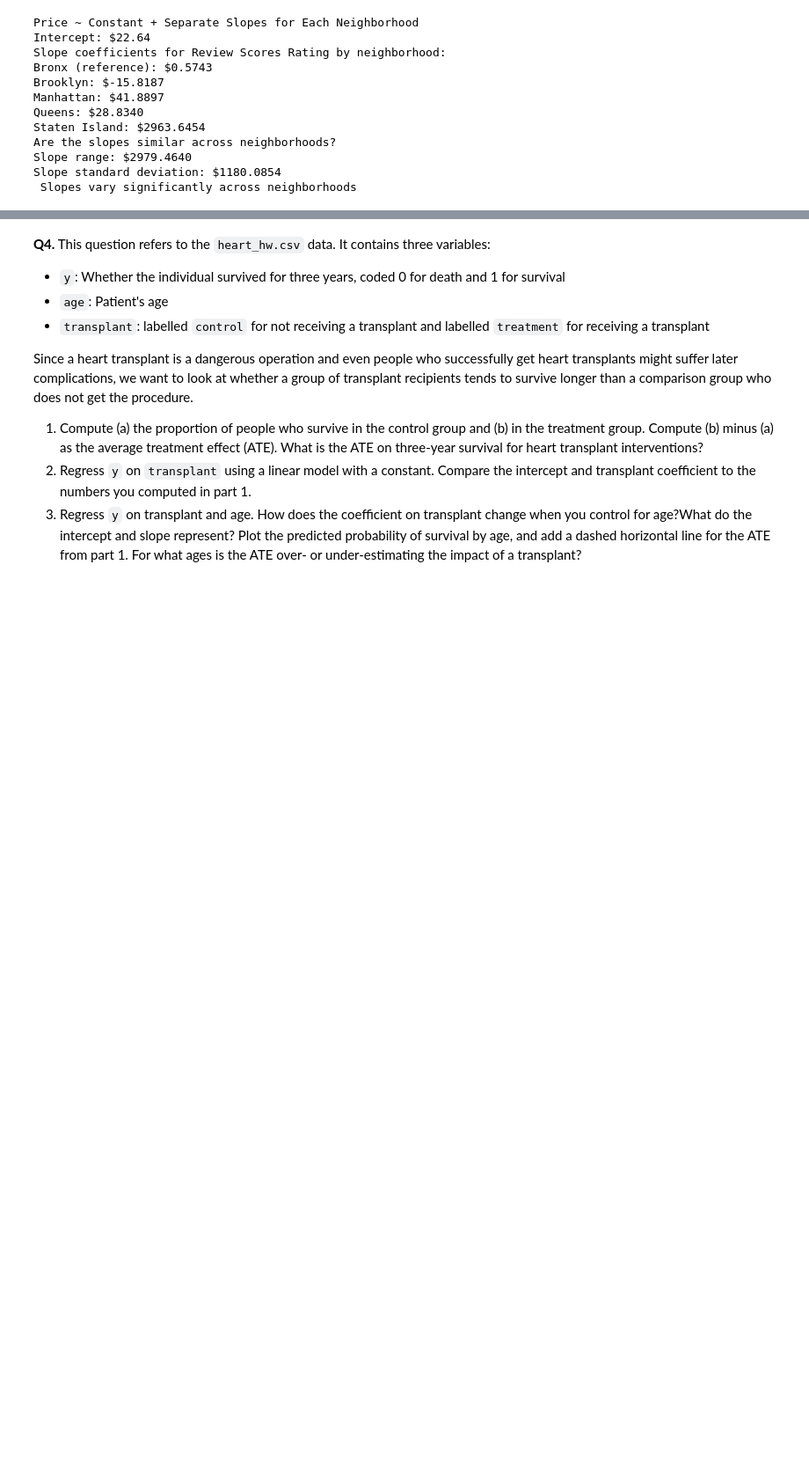
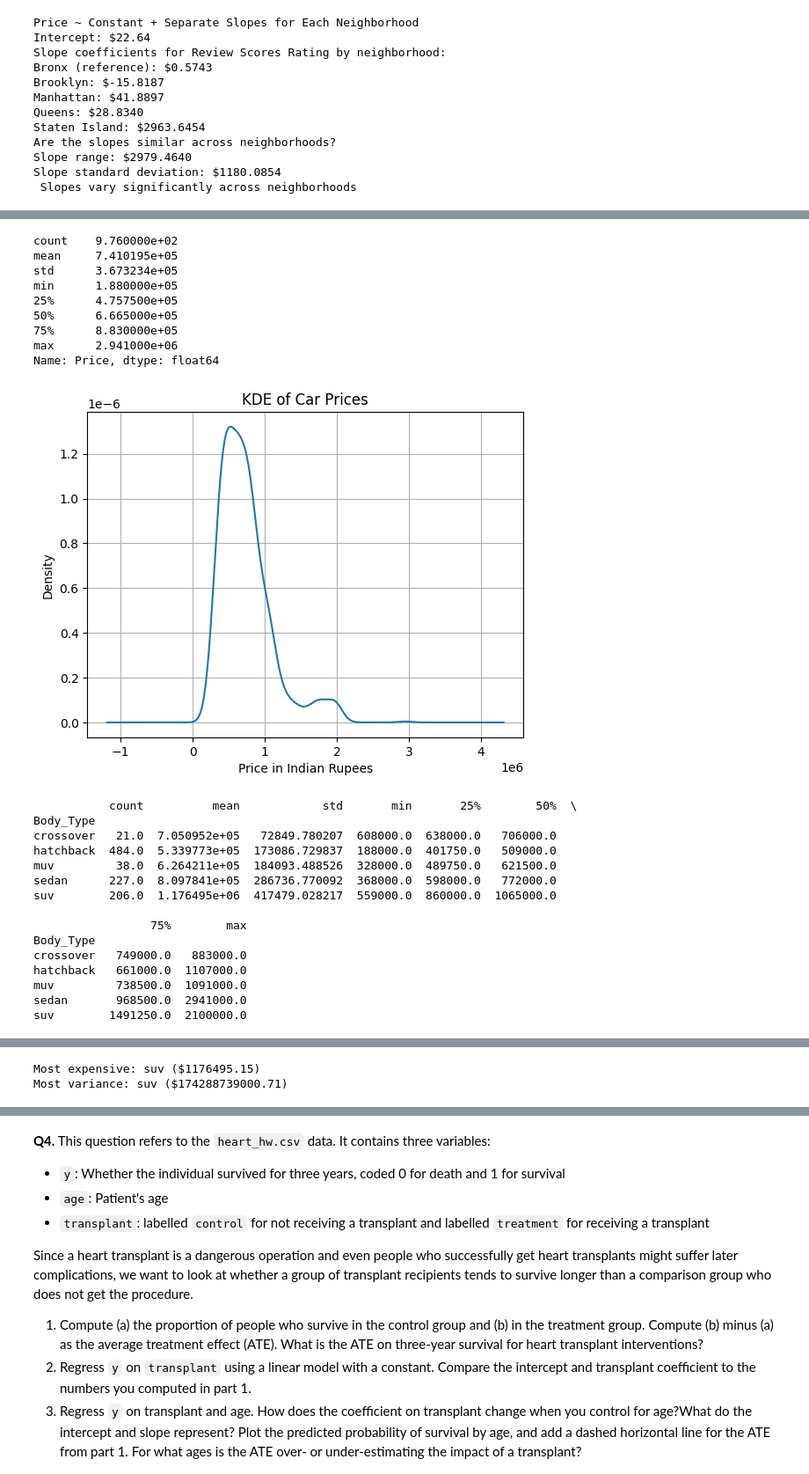
Before and after one commit to yxqin06/undergrad_ml_assignments, a Jupyter notebook: 03_assignment_linear_models.ipynb, the cells around one changed output, grey strips where cells are left out. Shown at 88% size. Cells and saved outputs as stored; diff of their text form; code cells hidden in the pictures; blank space fills up the shorter version.

```diff
--- a/03_assignment_linear_models.ipynb
+++ b/03_assignment_linear_models.ipynb
@@ -324,0 +325,58 @@ Based on cross-validated RMSE (lower is better):
+# %%
+# 1.
+cars_df = pd.read_csv("./data/cars_hw.csv")
+summary = cars_df['Price'].describe()
+print(summary)
+
+cars_df['Price'].plot.kde()
+plt.xlabel('Price in Indian Rupees')
+plt.title('KDE of Car Prices')
+plt.grid(True)
+plt.show()
+
+grouped = cars_df.groupby('Body_Type')['Price'].describe()
+print(grouped)
+
+for body_type in cars_df['Body_Type'].unique():
+    types = cars_df[cars_df['Body_Type'] == body_type]['Price']
+    types.plot.kde(label=body_type)
+
+plt.xlabel('Price')
+plt.title('KDE of Car Prices by Body Type')
+plt.legend(title='Body Type')
+plt.grid(True)
+plt.show()
+
+mean_prices = cars_df.groupby('Body_Type')['Price'].mean().sort_values(ascending=False)
+most_expensive = mean_prices.index[0]
+print(f"Most expensive: {most_expensive} (${mean_prices.iloc[0]:.2f})")
+
+variances = cars_df.groupby('Body_Type')['Price'].var().sort_values(ascending=False)
+most_variable = variances.index[0]
+print(f"Most variance: {most_variable} (${variances.iloc[0]:.2f})")
+# %% [output]
+count    9.760000e+02
+mean     7.410195e+05
+std      3.673234e+05
+min      1.880000e+05
+25%      4.757500e+05
+50%      6.665000e+05
+75%      8.830000e+05
+max      2.941000e+06
+Name: Price, dtype: float64
+[figure, added]
+           count          mean            std       min       25%        50%  \
+Body_Type
+crossover   21.0  7.050952e+05   72849.780207  608000.0  638000.0   706000.0
+hatchback  484.0  5.339773e+05  173086.729837  188000.0  401750.0   509000.0
+muv         38.0  6.264211e+05  184093.488526  328000.0  489750.0   621500.0
+sedan      227.0  8.097841e+05  286736.770092  368000.0  598000.0   772000.0
+suv        206.0  1.176495e+06  417479.028217  559000.0  860000.0  1065000.0
+
+                 75%        max
+Body_Type
+crossover   749000.0   883000.0
+hatchback   661000.0  1107000.0
+muv         738500.0  1091000.0
+sedan       968500.0  2941000.0
+suv        1491250.0  2100000.0
@@ -324,0 +384,2 @@ Based on cross-validated RMSE (lower is better):
+Most expensive: suv ($1176495.15)
+Most variance: suv ($174288739000.71)
```
Also changed, not shown: parts of 7 cells of this notebook.
